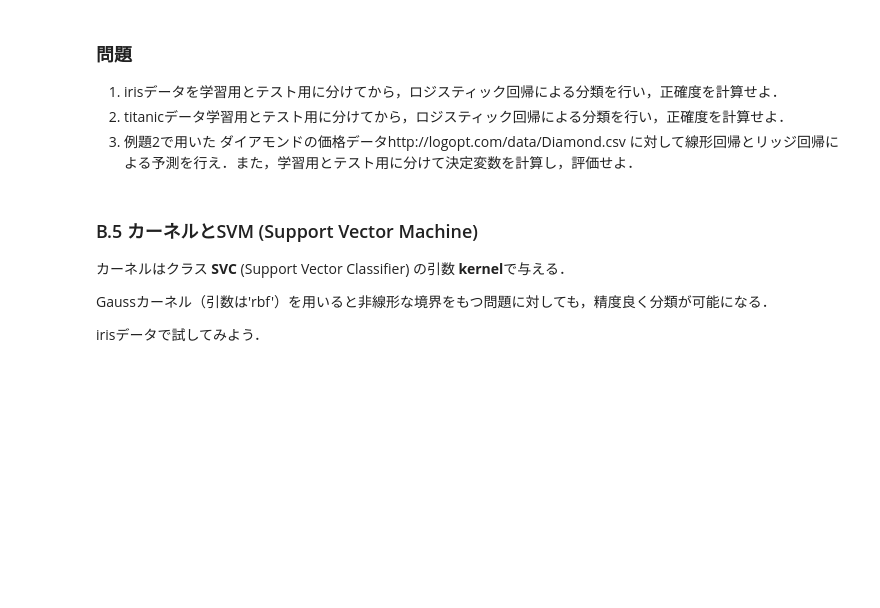
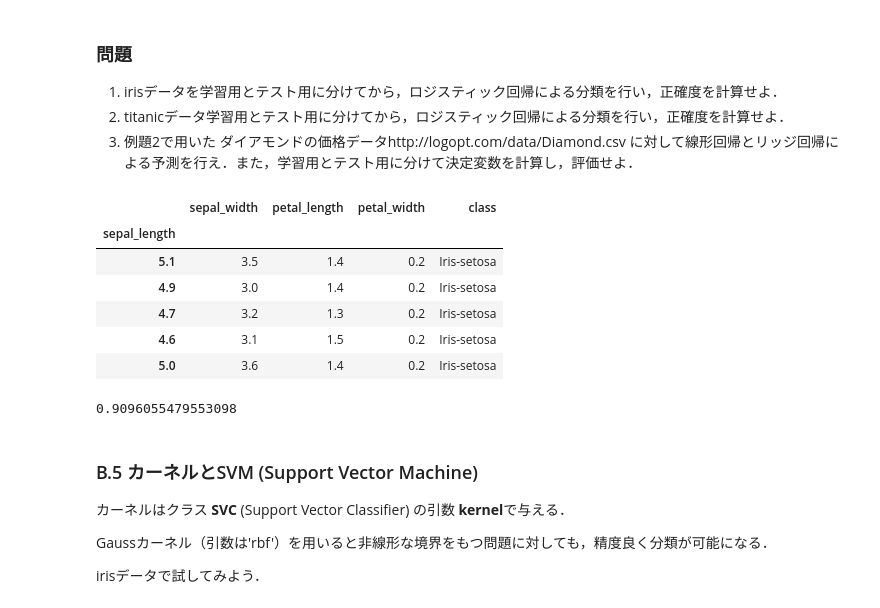
Before and after one commit to yuiokubo/muscle_training, a Jupyter notebook: menu/muscle07_sklearn2.ipynb, the cells around one changed output. Drawn from its saved outputs; the diff is of its cells as text; code cells hidden in the pictures; blank space fills up the shorter version.

```diff
--- a/menu/muscle07_sklearn2.ipynb
+++ b/menu/muscle07_sklearn2.ipynb
@@ -561,3 +673,15 @@ print(ridge_reg.score(X_test,y_test)) #決定係数
 1. irisデータを学習用とテスト用に分けてから，ロジスティック回帰による分類を行い，正確度を計算せよ．
 2. titanicデータ学習用とテスト用に分けてから，ロジスティック回帰による分類を行い，正確度を計算せよ．
 3. 例題2で用いた ダイアモンドの価格データhttp://logopt.com/data/Diamond.csv に対して線形回帰とリッジ回帰による予測を行え．また，学習用とテスト用に分けて決定変数を計算し，評価せよ．
+# %%
+iris = pd.read_csv("http://logopt.com/data/iris.data",
+                   names=['sepal_length','sepal_width','petal_length','petal_width', 'class'],index_col=0)
+iris.head()
+# %% [output]
+|  | sepal_width | petal_length | petal_width | class |
+| sepal_length |  |  |  |  |
+| 5.1 | 3.5 | 1.4 | 0.2 | Iris-setosa |
+| 4.9 | 3.0 | 1.4 | 0.2 | Iris-setosa |
+| 4.7 | 3.2 | 1.3 | 0.2 | Iris-setosa |
+| 4.6 | 3.1 | 1.5 | 0.2 | Iris-setosa |
+| 5.0 | 3.6 | 1.4 | 0.2 | Iris-setosa |
@@ -564,3 +694,11 @@ print(ridge_reg.score(X_test,y_test)) #決定係数
+# %%
+from sklearn.linear_model import LinearRegression #クラスのインポート
+lin_reg = LinearRegression()     # 線形回帰クラスのインスタンス生成
+lin_reg.fit(X_train, y_train)    # 学習
+yhat = lin_reg.predict(X_test)   # 予測
+print(lin_reg.score(X_test,y_test)) #決定係数
+# %% [output]
+0.9096055479553098
 # %% [markdown]
 ### B.5 カーネルとSVM (Support Vector Machine)
 
```
Also changed, not shown: parts of 30 cells of this notebook, 7 other files.
